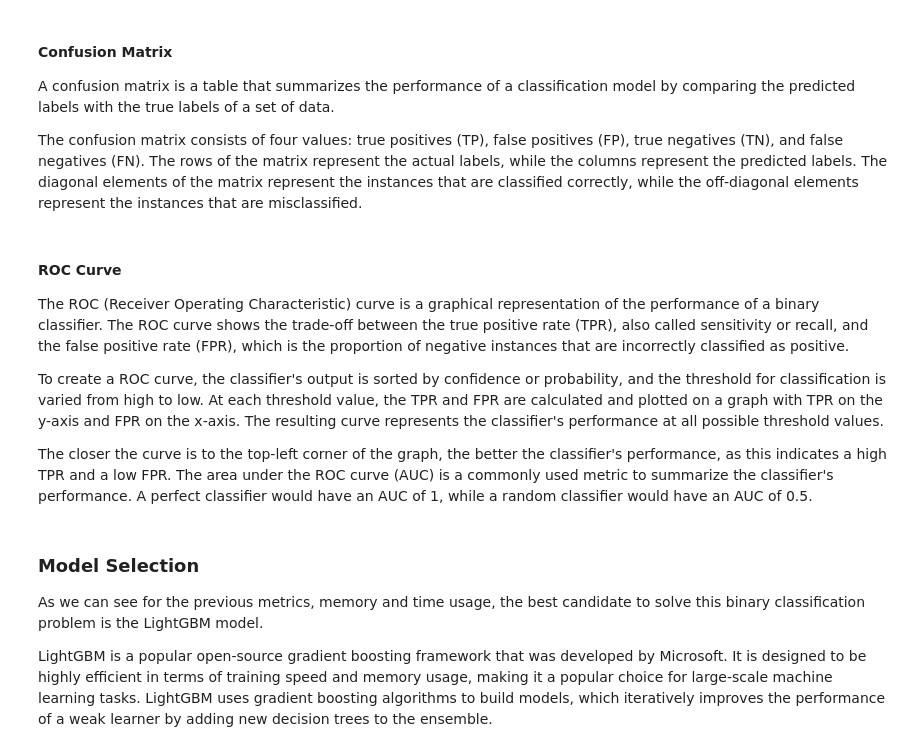
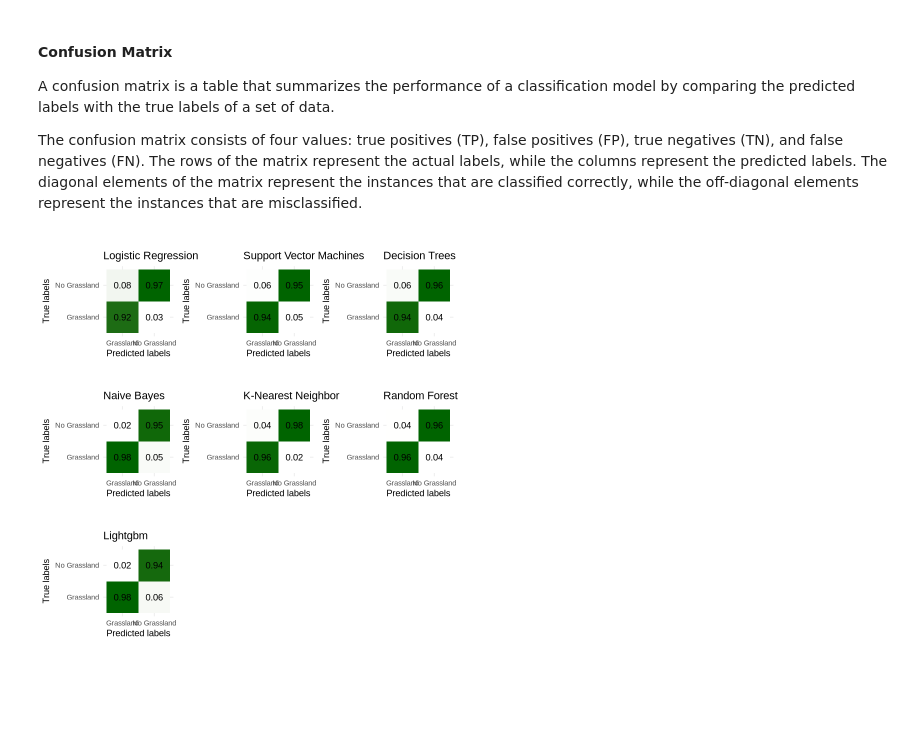
Before and after one commit to wekeo/wekeo4land, a Jupyter notebook: notebooks/ml-grassland-classification/R_2_model_selection.ipynb, the cells around one changed output. Drawn from its saved outputs; the diff is of its cells as text; code cells hidden in the pictures; blank space fills up the shorter version.

```diff
--- a/notebooks/ml-grassland-classification/R_2_model_selection.ipynb
+++ b/notebooks/ml-grassland-classification/R_2_model_selection.ipynb
@@ -436,23 +347,22 @@ plot_confusion_matrices <- function(models, X_test, y_test) {
     plots <- list()
 
     class_names <- c("Grassland", "No Grassland")
-    references <- factor(y_test)
+    references  <- factor(y_test)
 
-    for (key in names(models)) {
-        print(key)
+    for (key in names(models))
+    {
         model <- models[[key]]
 
         predictions <- predict(model, as.matrix(X_test))
 
-        if (key == "Lightgbm") {
-            predictions_binary <- ifelse(predictions > 0.9, 1, 0)
-            cm <- confusionMatrix(factor(predictions_binary), references)
-        } else {
-            cm <- confusionMatrix(predictions, references)
+        if (key == "Lightgbm")
+        {
+            predictions <- factor(ifelse(predictions > best_cutoff, 1, 0))
         }
+        cm <- confusionMatrix(predictions, references)
 
-        cm_normalized <- prop.table(cm$table, 1)
-        cm_data <- as.data.frame(cm_normalized)
+        cm_normalized     <- prop.table(cm$table, 1)
+        cm_data           <- as.data.frame(cm_normalized)
         colnames(cm_data) <- c("True", "Predicted", "Freq")
         cm_data$Freq[is.na(cm_data$Freq)] <- 0
 
@@ -473,12 +383,6 @@ plot_confusion_matrices <- function(models, X_test, y_test) {
     grid.arrange(grobs = plots, nrow = nrows, ncol = ncols)
 }
 # %%
-plot_confusion_matrices(models, x_validation, y_validation)
+plot_confusion_matrices(models, x_val, y_val)
+# %% [output]
+[figure, added]
-# %% [markdown]
-#### ROC Curve
-
-The ROC (Receiver Operating Characteristic) curve is a graphical representation of the performance of a binary classifier. The ROC curve shows the trade-off between the true positive rate (TPR), also called sensitivity or recall, and the false positive rate (FPR), which is the proportion of negative instances that are incorrectly classified as positive.
-
-To create a ROC curve, the classifier's output is sorted by confidence or probability, and the threshold for classification is varied from high to low. At each threshold value, the TPR and FPR are calculated and plotted on a graph with TPR on the y-axis and FPR on the x-axis. The resulting curve represents the classifier's performance at all possible threshold values.
-
-The closer the curve is to the top-left corner of the graph, the better the classifier's performance, as this indicates a high TPR and a low FPR. The area under the ROC curve (AUC) is a commonly used metric to summarize the classifier's performance. A perfect classifier would have an AUC of 1, while a random classifier would have an AUC of 0.5.
@@ -529,6 +388,0 @@ plot_roc_curve(models, x_validation, y_validation, model_labels)
-# %% [markdown]
-### Model Selection
-
-As we can see for the previous metrics, memory and time usage, the best candidate to solve this binary classification problem is the LightGBM model.
-
-LightGBM is a popular open-source gradient boosting framework that was developed by Microsoft. It is designed to be highly efficient in terms of training speed and memory usage, making it a popular choice for large-scale machine learning tasks. LightGBM uses gradient boosting algorithms to build models, which iteratively improves the performance of a weak learner by adding new decision trees to the ensemble.
```
Also changed, not shown: parts of 74 cells of this notebook, 5 other files.
